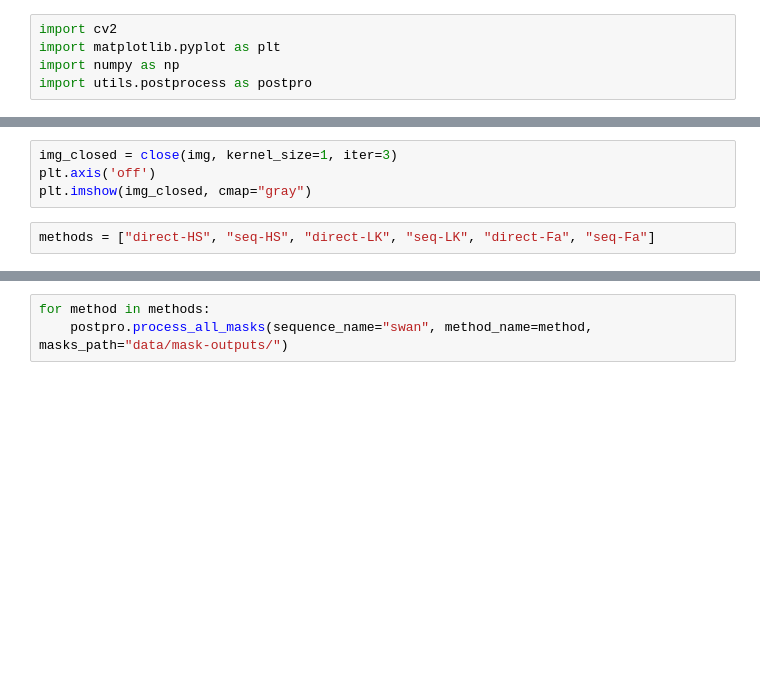
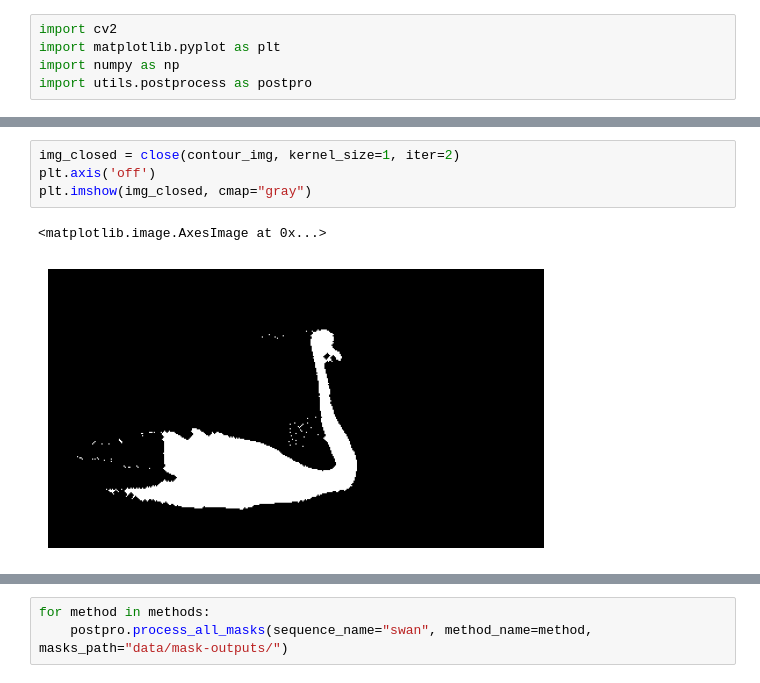
Before and after one commit to GGomez99/Optical-Flow-Motion-Estimation-Project, a Jupyter notebook: postprocessing.ipynb, the cells around one changed output, grey strips where cells are left out. Cells and saved outputs as stored; diff of their text form; blank space fills up the shorter version.

```diff
--- a/postprocessing.ipynb
+++ b/postprocessing.ipynb
@@ -44,6 +56,7 @@ plt.imshow(contour_img)
 # %%
-img_closed = close(img, kernel_size=1, iter=3)
+img_closed = close(contour_img, kernel_size=1, iter=2)
 plt.axis('off')
 plt.imshow(img_closed, cmap="gray")
+# %% [output]
+<matplotlib.image.AxesImage at 0x...>
+[figure, added]
-# %%
-methods = ["direct-HS", "seq-HS", "direct-LK", "seq-LK", "direct-Fa", "seq-Fa"]
```
Also changed, not shown: parts of 5 cells of this notebook, 9 other files.
